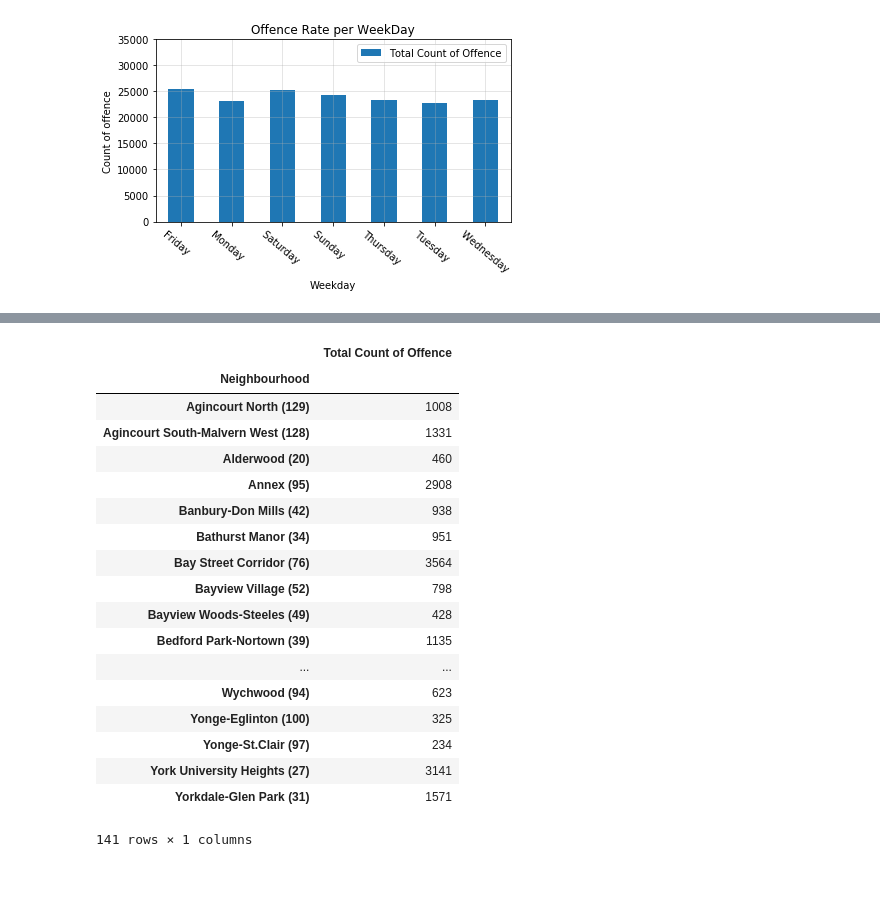
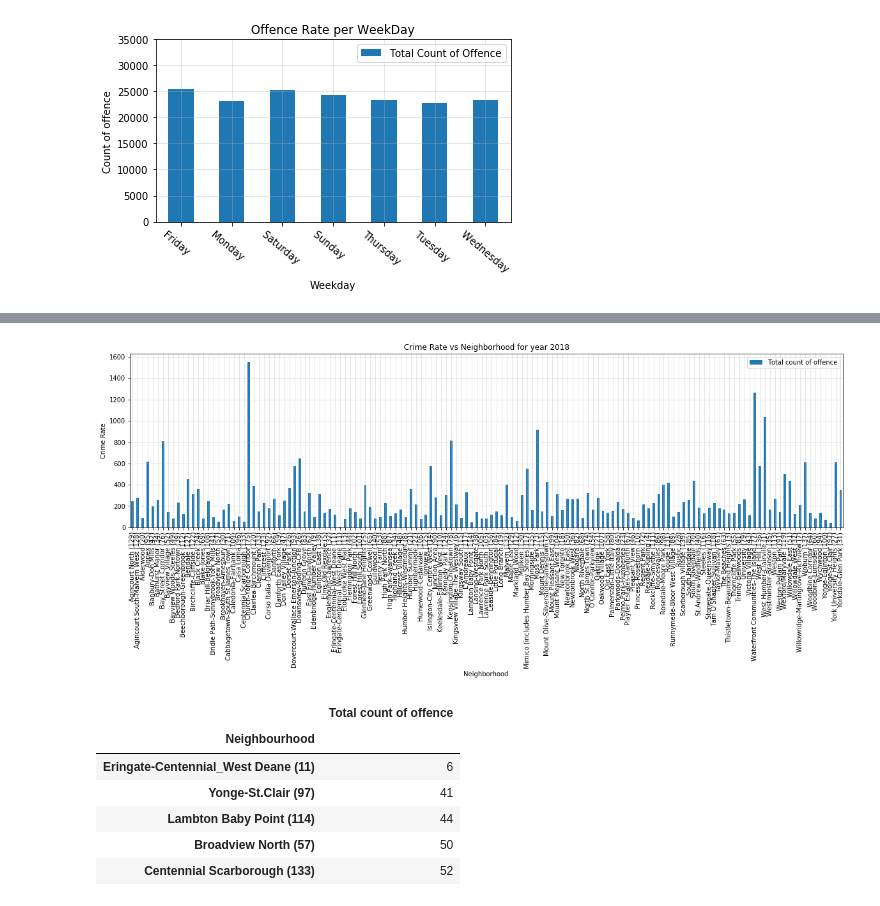
Before and after one commit to NitinMadaan/TDOT-Project, a Jupyter notebook: Project1.ipynb, the cells around one changed output, grey strips where cells are left out. Cells and saved outputs as stored; diff of their text form; code cells hidden in the pictures; blank space fills up the shorter version.

```diff
--- a/Project1.ipynb
+++ b/Project1.ipynb
@@ -264,26 +230,33 @@ plt.tight_layout()
-# %%
-data=Crime_Data['Neighbourhood'].value_counts().unique()
-Crime_Analysis4 = Crime_Data.groupby(['Neighbourhood'])
-CountByN=Crime_Analysis4["event_unique_id"].count()
-OffenceByN_data=pd.DataFrame({"Total Count of Offence":CountByN})
-OffenceByN_data
-# %% [output]
-|  | Total Count of Offence |
-| Neighbourhood |  |
-| Agincourt North (129) | 1008 |
-| Agincourt South-Malvern West (128) | 1331 |
-| Alderwood (20) | 460 |
-| Annex (95) | 2908 |
-| Banbury-Don Mills (42) | 938 |
-| Bathurst Manor (34) | 951 |
-| Bay Street Corridor (76) | 3564 |
-| Bayview Village (52) | 798 |
-| Bayview Woods-Steeles (49) | 428 |
-| Bedford Park-Nortown (39) | 1135 |
-| ... | ... |
-| Wychwood (94) | 623 |
-| Yonge-Eglinton (100) | 325 |
-| Yonge-St.Clair (97) | 234 |
-| York University Heights (27) | 3141 |
-| Yorkdale-Glen Park (31) | 1571 |
-141 rows × 1 columns
+# %%
+Rent=Rental_DF[["Price","Lat","Long"]]
+Rent_d=pd.DataFrame(Rent)
+crime=Crime_DF.loc[Crime_DF["occurrenceyear"]==2018,["event_unique_id","MCI","occurrenceyear","Neighbourhood"]]
+crime_d=pd.DataFrame(crime)
+# %%
+Crime = crime_d.groupby(['Neighbourhood'])
+Count_byA=Crime["event_unique_id"].count()
+CountByA_Data=pd.DataFrame({"Total count of offence":Count_byA})
+#CountByA_Data.head()
+# %%
+#Plot the Graph Crime Rate by Neghbourhood for Year 2018
+CountByA_Data.plot.bar(figsize=(20,5))
+# Orient widths. Add labels, tick marks, etc.
+plt.title("Crime Rate vs Neighborhood for year 2018")
+plt.xlabel("Neighborhood ")
+plt.ylabel("Crime Rate")
+plt.grid(alpha = .4)
+# %% [output]
+[figure, added]
+# %%
+# Most Safe places to Rent as per crime rate in 2018
+
+safe_Place=CountByA_Data.sort_values("Total count of offence")
+safe_Place.head()
+# %% [output]
+|  | Total count of offence |
+| Neighbourhood |  |
+| Eringate-Centennial_West Deane (11) | 6 |
+| Yonge-St.Clair (97) | 41 |
+| Lambton Baby Point (114) | 44 |
+| Broadview North (57) | 50 |
+| Centennial Scarborough (133) | 52 |
```
Also changed, not shown: parts of 18 cells of this notebook, 2 other files.
